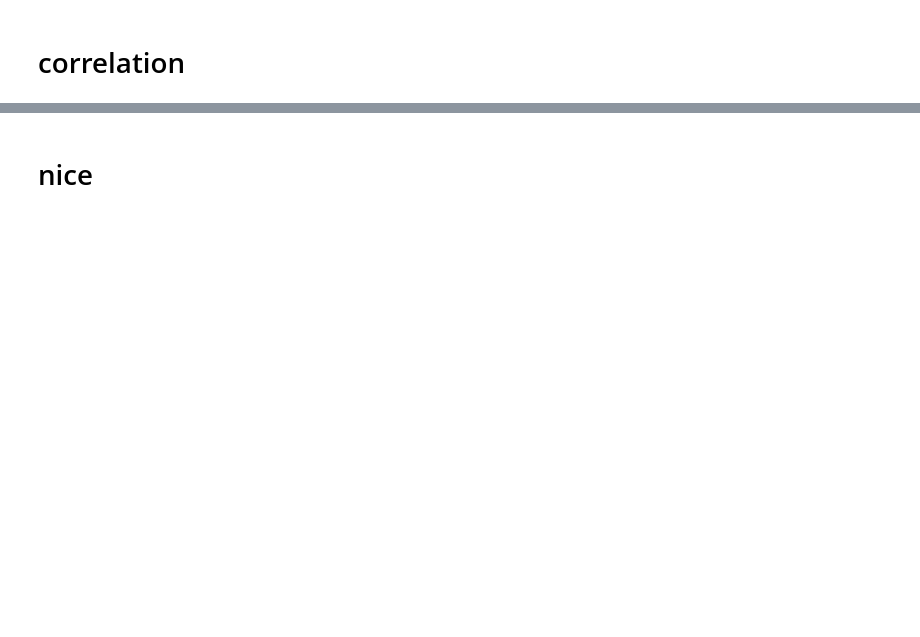
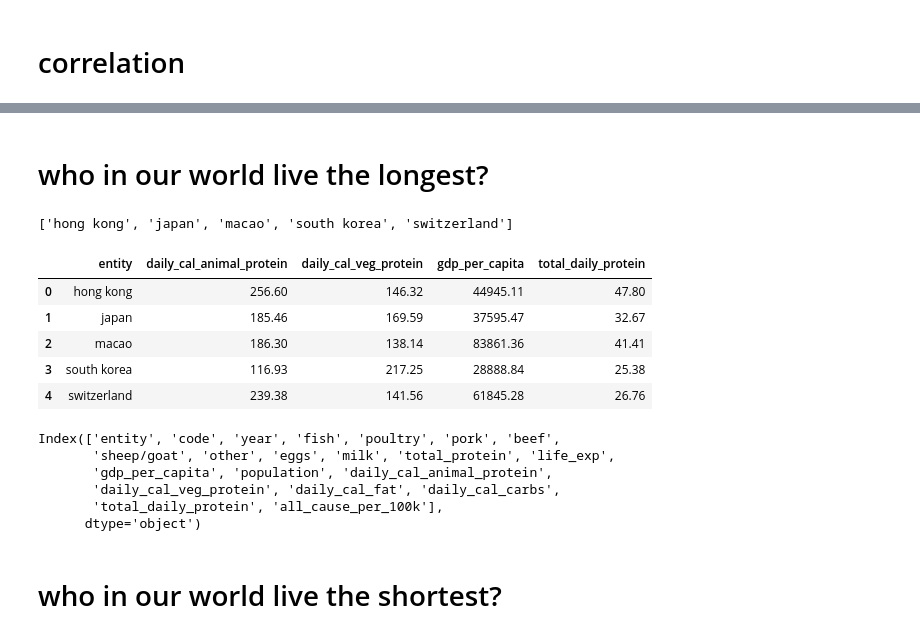
Before and after one commit to NSS-Full-Time-Data-Analytics-14/jonny_farro_cap, a Jupyter notebook: jonnyfarro_capstone_notebook.ipynb, the cells around one changed output, grey strips where cells are left out. Cells and saved outputs as stored; diff of their text form; code cells hidden in the pictures; blank space fills up the shorter version.

```diff
--- a/jonnyfarro_capstone_notebook.ipynb
+++ b/jonnyfarro_capstone_notebook.ipynb
@@ -189,4 +286,2 @@ nutrition.iloc[:,2:20].corr()
-# %%
-final = final.rename(columns={'life_expectancy(0)':'life_exp','population (historical)':'population'})
 # %% [markdown]
-# nice
+# who in our world live the longest?
@@ -194,0 +288,33 @@ final.columns
+# %%
+longest_living = final.groupby(['entity']) \
+                                   .agg({'life_exp': 'max'}) \
+                                   .sort_values(by='life_exp', ascending=False) \
+                                   .head(5) \
+                                   .reset_index()
+# %%
+long_life_list = longest_living.entity.to_list()
+long_life_list
+# %% [output]
+['hong kong', 'japan', 'macao', 'south korea', 'switzerland']
+# %%
+long_life = final.loc[final['entity'].isin(long_life_list)]
+# %%
+long_life.groupby('entity').agg({'daily_cal_animal_protein':'mean','daily_cal_veg_protein':'mean','gdp_per_capita':'mean','total_daily_protein':'mean'}).reset_index().round(2)
+# %% [output]
+|  | entity | daily_cal_animal_protein | daily_cal_veg_protein | gdp_per_capita | total_daily_protein |
+| 0 | hong kong | 256.60 | 146.32 | 44945.11 | 47.80 |
+| 1 | japan | 185.46 | 169.59 | 37595.47 | 32.67 |
+| 2 | macao | 186.30 | 138.14 | 83861.36 | 41.41 |
+| 3 | south korea | 116.93 | 217.25 | 28888.84 | 25.38 |
+| 4 | switzerland | 239.38 | 141.56 | 61845.28 | 26.76 |
+# %%
+long_life.columns
+# %% [output]
+Index(['entity', 'code', 'year', 'fish', 'poultry', 'pork', 'beef',
+       'sheep/goat', 'other', 'eggs', 'milk', 'total_protein', 'life_exp',
+       'gdp_per_capita', 'population', 'daily_cal_animal_protein',
+       'daily_cal_veg_protein', 'daily_cal_fat', 'daily_cal_carbs',
+       'total_daily_protein', 'all_cause_per_100k'],
+      dtype='object')
+# %% [markdown]
+# who in our world live the shortest?
```
Also changed, not shown: parts of 21 cells of this notebook.
